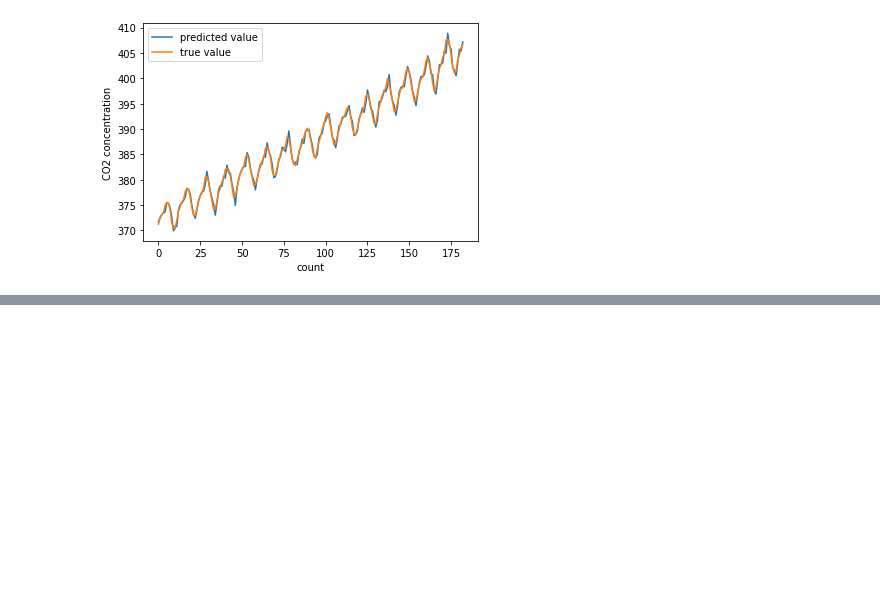
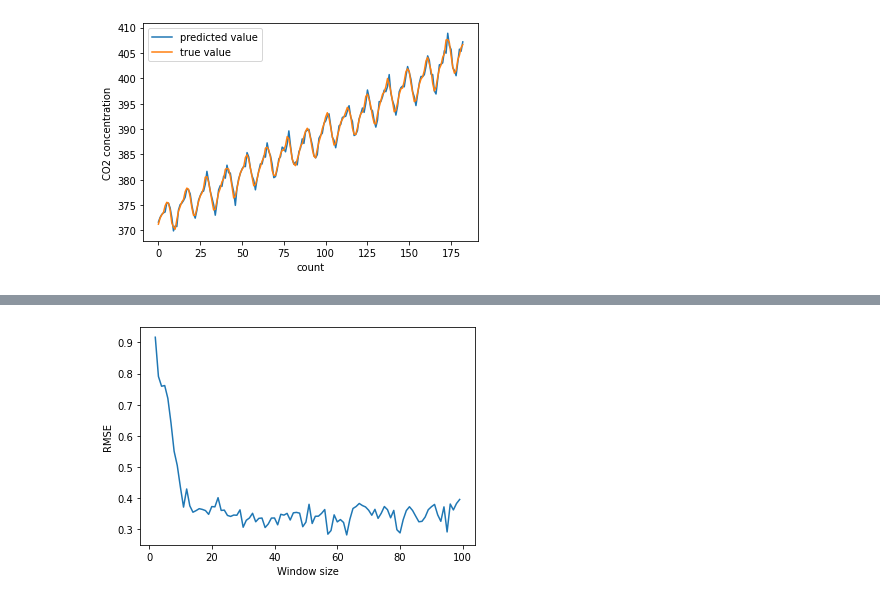
Before and after one commit to MunjungKim/ridge_regression, a Jupyter notebook: MATH532_HW1.ipynb, the cells around one changed output, grey strips where cells are left out. Cells and saved outputs as stored; diff of their text form; code cells hidden in the pictures; blank space fills up the shorter version.

```diff
--- a/MATH532_HW1.ipynb
+++ b/MATH532_HW1.ipynb
@@ -358,0 +323,31 @@ plt.show()
+# %%
+window_size = list(range(2, 100, 1))
+mse = []
+rmse = []
+
+for a in window_size:
+    X,Y = preprocessing(co2,a)
+
+    from sklearn.model_selection import train_test_split
+    X_train, X_test, Y_train, Y_test = train_test_split(X, Y, test_size=0.2, random_state=1)
+
+    # training
+
+    X_s = np.zeros(shape=(X_train.shape[0],X_train.shape[1]))
+    X_s, X_mean = standard(X_train)
+    beta_ridge, beta_0 = solve(X_s, Y_train, 0.1)
+
+    test_std = X_test - np.transpose(X_mean)
+    Y_pred = np.matmul(test_std, beta_ridge)+beta_0
+
+    error = mean_squared_error(Y_test, Y_pred)
+    mse.append(error)
+    rmse.append(np.sqrt(error))
+# %%
+plt.plot(window_size, rmse)
+plt.xlabel('Window size')
+plt.ylabel('RMSE')
+plt.savefig('RMSE_depending_on_window_size3.png', dpi=300)
+plt.show()
+# %% [output]
+[figure, added]
```
Also changed, not shown: parts of 20 cells of this notebook.
